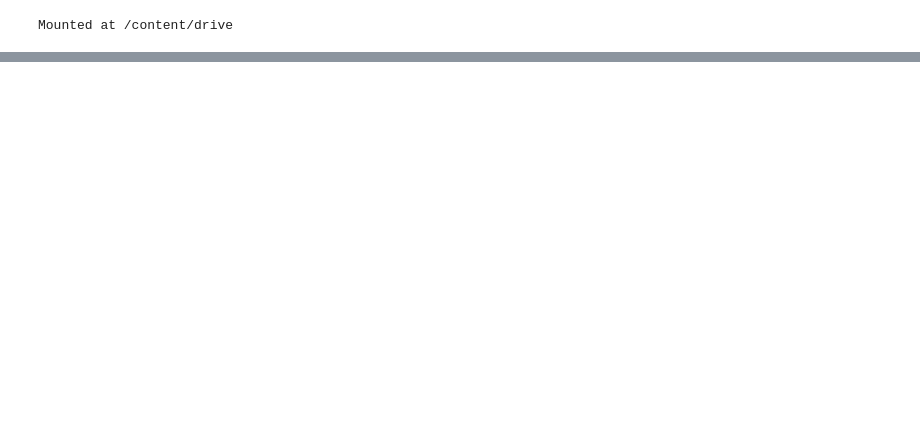
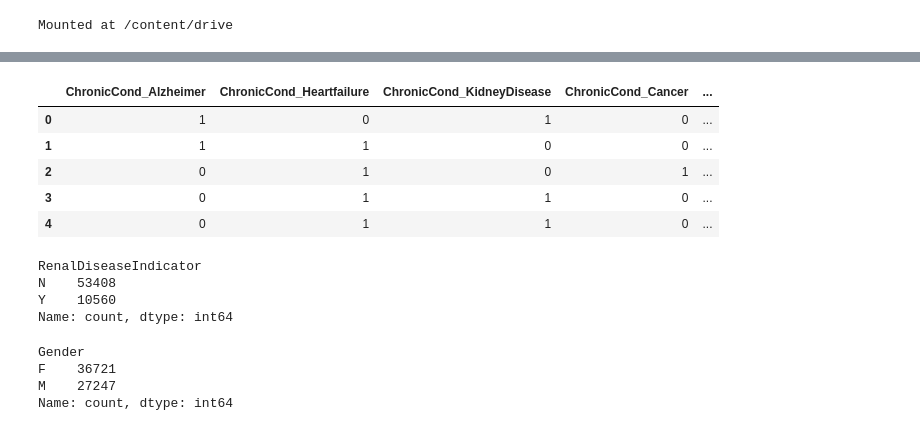
Before and after one commit to shivi13102/Healthcare-Fraud-Provider-Detection-Analysis, a Jupyter notebook: dataClean.ipynb, the cells around one changed output, grey strips where cells are left out. Cells and saved outputs as stored; diff of their text form; code cells hidden in the pictures; blank space fills up the shorter version.

```diff
--- a/dataClean.ipynb
+++ b/dataClean.ipynb
@@ -132,0 +381,45 @@ print(columns_list)
+# %%
+# List of columns that need to be converted
+chronic_conditions = [
+    'ChronicCond_Alzheimer', 'ChronicCond_Heartfailure',
+    'ChronicCond_KidneyDisease', 'ChronicCond_Cancer',
+    'ChronicCond_ObstrPulmonary', 'ChronicCond_Depression',
+    'ChronicCond_Diabetes', 'ChronicCond_IschemicHeart',
+    'ChronicCond_Osteoporasis', 'ChronicCond_rheumatoidarthritis',
+    'ChronicCond_stroke'
+]
+
+# Convert 2 to 0 and leave 1 as 1 for the specified columns
+test_beneficiary[chronic_conditions] = test_beneficiary[chronic_conditions].replace({2: 0})
+
+# Verify the changes
+display(test_beneficiary[chronic_conditions].head())
+# %% [output]
+|  | ChronicCond_Alzheimer | ChronicCond_Heartfailure | ChronicCond_KidneyDisease | ChronicCond_Cancer | ... |
+| 0 | 1 | 0 | 1 | 0 | ... |
+| 1 | 1 | 1 | 0 | 0 | ... |
+| 2 | 0 | 1 | 0 | 1 | ... |
+| 3 | 0 | 1 | 1 | 0 | ... |
+| 4 | 0 | 1 | 1 | 0 | ... |
+# %%
+# Replace 0 with 'N' in the RenalDiseaseIndicator column
+test_beneficiary['RenalDiseaseIndicator'] = test_beneficiary['RenalDiseaseIndicator'].replace({0: 'N'})
+
+#Verify the changes
+print(test_beneficiary['RenalDiseaseIndicator'].value_counts())
+# %% [output]
+RenalDiseaseIndicator
+N    53408
+Y    10560
+Name: count, dtype: int64
+# %%
+# Replace 1 with 'M' and 2 with 'F' in the gender column for train_beneficiary
+test_beneficiary['Gender'] = test_beneficiary['Gender'].replace({1: 'M', 2: 'F'})
+
+# Verify the changes
+print(test_beneficiary['Gender'].value_counts())
+# %% [output]
+Gender
+F    36721
+M    27247
+Name: count, dtype: int64
```
Also changed, not shown: parts of 34 cells of this notebook.
